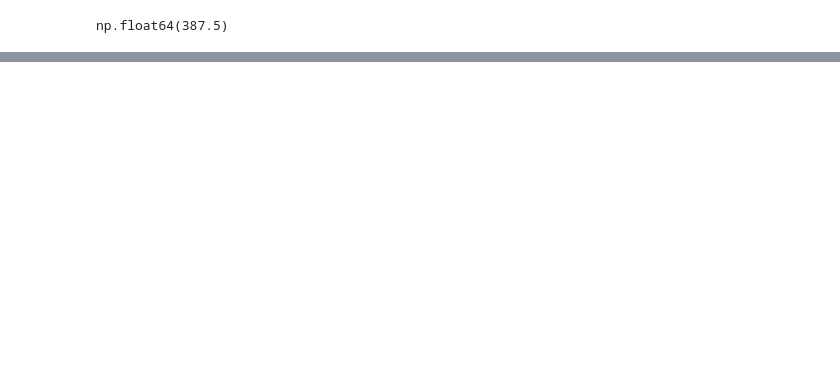
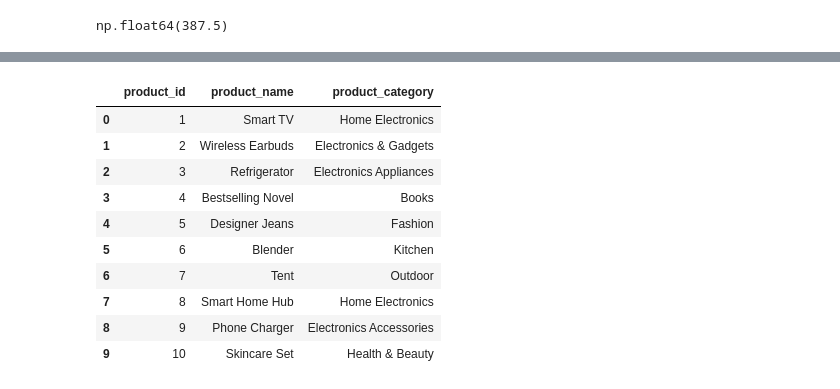
Before and after one commit to Haris-09/Python-Summer-Party-Challenge, a Jupyter notebook: Python_Summer_Party.ipynb, the cells around one changed output, grey strips where cells are left out. Drawn from its saved outputs; the diff is of its cells as text; code cells hidden in the pictures; blank space fills up the shorter version.

```diff
--- a/Python_Summer_Party.ipynb
+++ b/Python_Summer_Party.ipynb
@@ -69,0 +77,6 @@ np.float64(387.5)
+# %%
+data1 = {
+    'product_id': [1, 2, 3, 4, 5, 6, 7, 8, 9, 10],
+    'product_name': ['Smart TV', 'Wireless Earbuds', 'Refrigerator', 'Bestselling Novel', 'Designer Jeans', 'Blender', 'Tent', 'Smart Home Hub', 'Phone Charger', 'Skincare Set'],
+    'product_category': ['Home Electronics', 'Electronics & Gadgets', 'Electronics Appliances', 'Books', 'Fashion', 'Kitchen', 'Outdoor', 'Home Electronics', 'Electronics Accessories', 'Health & Beauty']
+}
@@ -69,0 +91,3 @@ np.float64(387.5)
+# %%
+dim_product = pd.DataFrame(data1)
+dim_product.dtypes
@@ -69,0 +100,14 @@ np.float64(387.5)
+# %%
+dim_product
+# %% [output]
+|  | product_id | product_name | product_category |
+| 0 | 1 | Smart TV | Home Electronics |
+| 1 | 2 | Wireless Earbuds | Electronics & Gadgets |
+| 2 | 3 | Refrigerator | Electronics Appliances |
+| 3 | 4 | Bestselling Novel | Books |
+| 4 | 5 | Designer Jeans | Fashion |
+| 5 | 6 | Blender | Kitchen |
+| 6 | 7 | Tent | Outdoor |
+| 7 | 8 | Smart Home Hub | Home Electronics |
+| 8 | 9 | Phone Charger | Electronics Accessories |
+| 9 | 10 | Skincare Set | Health & Beauty |
```
Also changed, not shown: parts of 16 cells of this notebook.
